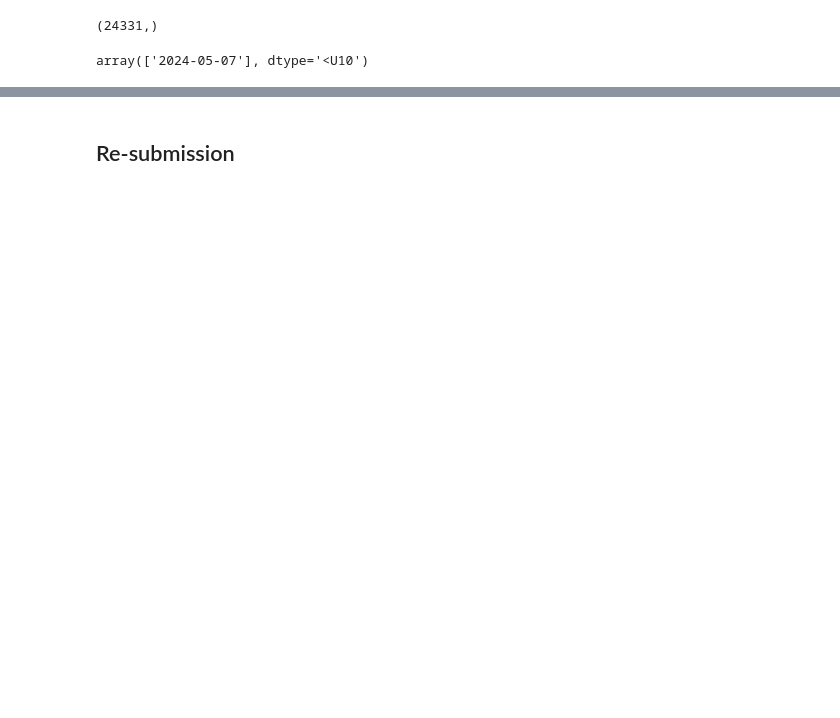
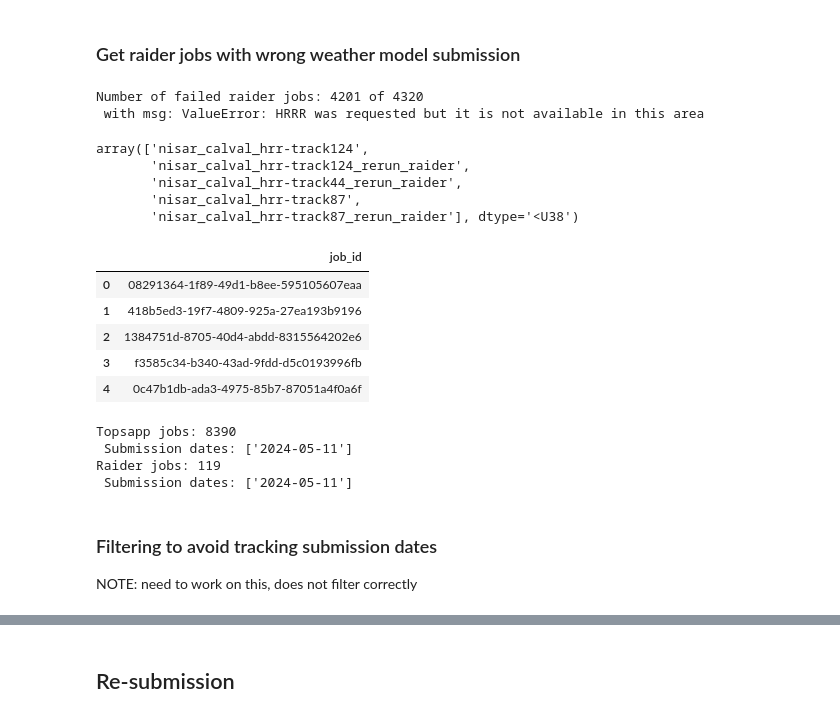
Before and after one commit to ACCESS-Cloud-Based-InSAR/aria-hyp3-gunw-frame-submission, a Jupyter notebook: 3_Re-submitting_Jobs_to_Hyp3.ipynb, the cells around one changed output, grey strips where cells are left out. Saved outputs shown, nothing was run; the diff lists cells and outputs as text; code cells hidden in the pictures; blank space fills up the shorter version.

```diff
--- a/3_Re-submitting_Jobs_to_Hyp3.ipynb
+++ b/3_Re-submitting_Jobs_to_Hyp3.ipynb
@@ -37,10 +40,11 @@ def raider_jobs4resubmit(jobs_dicts:list):
     prepared_jobs = []
     for job in jobs_dicts:
         prepared_job = deepcopy(job_definition)
-        prepared_job['name'] = job['name'] + '_rerun_raider'
         if job['job_type'] == 'INSAR_ISCE':
+            prepared_job['name'] = job['name'] + '_rerun_raider'
             prepared_job['job_parameters']['job_id'] = job['job_id']
         else:
+            prepared_job['name'] = job['name']
             prepared_job['job_parameters']['job_id'] = job['job_parameters']['job_id']
         prepared_job['job_parameters']['weather_model'] = job['job_parameters']['weather_model']
         prepared_jobs.append(prepared_job)
@@ -63,7 +67,7 @@ def get_request_date(job_dict):
 # TODO: add function to find duplicate jobs to filter out same jobs
 # for now track it by date
 class access_hyp3_resubmit():
-    def __init__(self, hyp3_jobs):
+    def __init__(self, hyp3_jobs, verbose=True):
         # Filter to failed jobs
         failed_jobs = hyp3_jobs.filter_jobs(succeeded=False, pending=False,
                                             running=False, failed=True)
@@ -71,6 +75,10 @@ class access_hyp3_resubmit():
 
         # Failed at topssApp step
         self.isce_jobs, self.raider_jobs = split_failed_jobs(failed_jobs)
+        if verbose:
+            self.print_info()
+
+    def print_info(self):
         print(f'Topsapp jobs: {len(self.isce_jobs)}')
         print(f' Submission dates: {np.unique(list(map(get_request_date, self.isce_jobs)))}')
 
@@ -271,9 +312,47 @@ Submitting: 24331 jobs
-# %%
-# unique  aria_raider jobs
-np.unique([j.job_parameters['job_id'] for j in raider_jobs.jobs]).shape
-# %% [output]
-(24331,)
-# %%
-np.unique(list(map(get_request_date, [j.to_dict() for j in raider_jobs.jobs])))
-# %% [output]
-array(['2024-05-07'], dtype='<U10')
+# %% [markdown]
+### Get raider jobs  with wrong weather model submission
+# %%
+# I submitted HRRR over Hawaii and Alaska where is not HRRR
+logs = [j['logs'][0] for j in rjobs.raider_jobs if len(j['logs']) > 0]
+
+with Pool(10) as pool:
+    # Map the function over the logs, passing the warning message to each call
+    job_flags = pool.starmap(get_log_exit_msg, zip(logs, itertools.repeat(hrr_warning_msg)))
+
+print(f'Number of failed raider jobs: {len(list(itertools.compress(logs, job_flags)))} of {len(logs)}')
+print(f' with msg: {hrr_warning_msg}')
+# %% [output]
+Number of failed raider jobs: 4201 of 4320
+ with msg: ValueError: HRRR was requested but it is not available in this area
+# %%
+# Find jobs that failed with defined msg
+nohrrr_jobs = list(itertools.compress(rjobs.raider_jobs, job_flags))
+
+# Find tracks, tracks 124, 87 (Hawaii), 44 (Northern Alaska Slopes)
+np.unique([j['name'] for j in nohrrr_jobs])
+# %% [output]
+array(['nisar_calval_hrr-track124',
+       'nisar_calval_hrr-track124_rerun_raider',
+       'nisar_calval_hrr-track44_rerun_raider',
+       'nisar_calval_hrr-track87',
+       'nisar_calval_hrr-track87_rerun_raider'], dtype='<U38')
+# %%
+import pandas as pd
+# Get job_ids to give ASF for manual import to DAAC
+hrrr_jobs = []
+
+for j in nohrrr_jobs:
+    if j['job_type'] == 'INSAR_ISCE':
+        hrrr_jobs.append(j['job_id'])
+    elif j['job_type'] == 'ARIA_RAIDER':
+        hrrr_jobs.append(j['job_parameters']['job_id'])
+
+hrrr_jobs = pd.DataFrame(hrrr_jobs, columns=['job_id'])
+hrrr_jobs.head()
+# %% [output]
+|  | job_id |
+| 0 | 08291364-1f89-49d1-b8ee-595105607eaa |
+| 1 | 418b5ed3-19f7-4809-925a-27ea193b9196 |
+| 2 | 1384751d-8705-40d4-abdd-8315564202e6 |
+| 3 | f3585c34-b340-43ad-9fdd-d5c0193996fb |
+| 4 | 0c47b1db-ada3-4975-85b7-87051a4f0a6f |
@@ -279,0 +365,11 @@ array(['2024-05-07'], dtype='<U10')
+# %%
+# To submit
+rjobs.print_info()
+# %% [output]
+Topsapp jobs: 8390
+ Submission dates: ['2024-05-11']
+Raider jobs: 119
+ Submission dates: ['2024-05-11']
+# %% [markdown]
+### Filtering to avoid tracking submission dates
+NOTE: need to work on this, does not filter correctly
```
Also changed, not shown: parts of 50 cells of this notebook.
